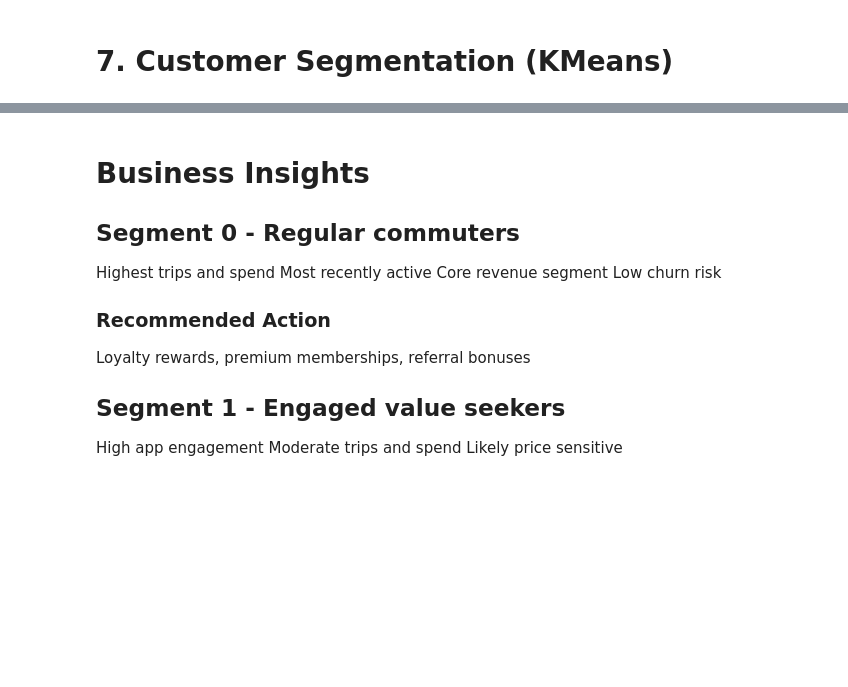
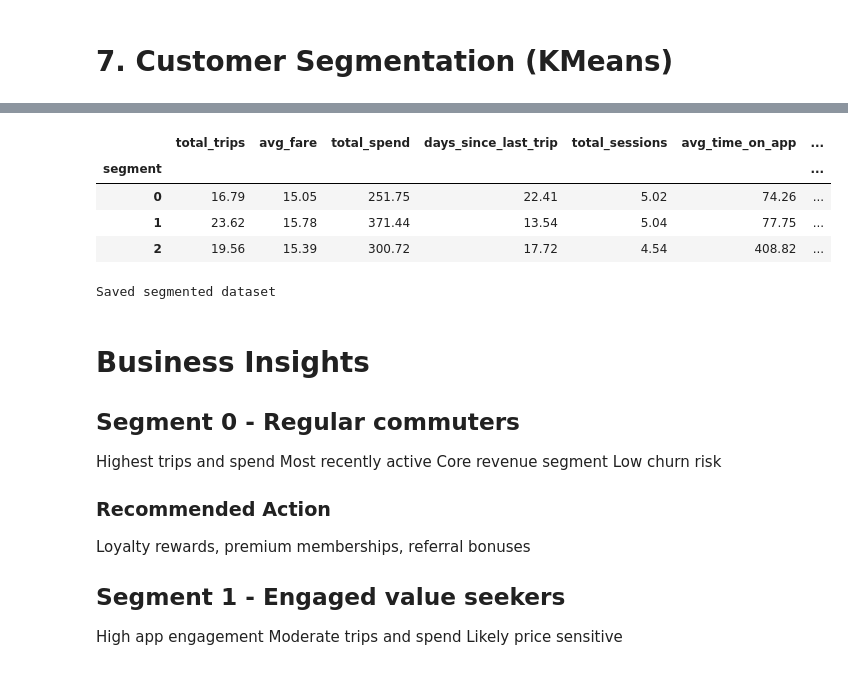
Before and after one commit to blessingkugbiyi/Ridewise_London, a Jupyter notebook: notebooks/03_segmentation.ipynb, the cells around one changed output, grey strips where cells are left out. Saved outputs shown, nothing was run; the diff lists cells and outputs as text; code cells hidden in the pictures; blank space fills up the shorter version.

```diff
--- a/notebooks/03_segmentation.ipynb
+++ b/notebooks/03_segmentation.ipynb
@@ -1,5 +1,20 @@
 # %% [markdown]
 # 7. Customer Segmentation (KMeans)
+# %%
+import pandas as pd
+model_df = pd.read_csv("../data/processed/model_df.csv")
+# %%
+seg_cols = [
+    'total_trips',
+    'avg_fare',
+    'total_spend',
+    'days_since_last_trip',
+    'total_sessions',
+    'avg_time_on_app'
+]
+
+# Fill missing values with 0
+model_df[seg_cols] = model_df[seg_cols].fillna(0)
 # %%
 from sklearn.preprocessing import StandardScaler
 from sklearn.cluster import KMeans
@@ -34,3 +69,16 @@ model_df['segment_name'] = model_df['segment'].map(segment_name_map)
+# %%
+segment_profile
+# %% [output]
+|  | total_trips | avg_fare | total_spend | days_since_last_trip | total_sessions | avg_time_on_app | ... |
+| segment |  |  |  |  |  |  | ... |
+| 0 | 16.79 | 15.05 | 251.75 | 22.41 | 5.02 | 74.26 | ... |
+| 1 | 23.62 | 15.78 | 371.44 | 13.54 | 5.04 | 77.75 | ... |
+| 2 | 19.56 | 15.39 | 300.72 | 17.72 | 4.54 | 408.82 | ... |
+# %%
+model_df.to_csv("../data/processed/model_df_segmented.csv", index=False)
+print("Saved segmented dataset")
+# %% [output]
+Saved segmented dataset
 # %% [markdown]
 # Business Insights
 ## Segment 0 - Regular commuters
```
Also changed, not shown: parts of 4 cells of this notebook, 4 other files.
